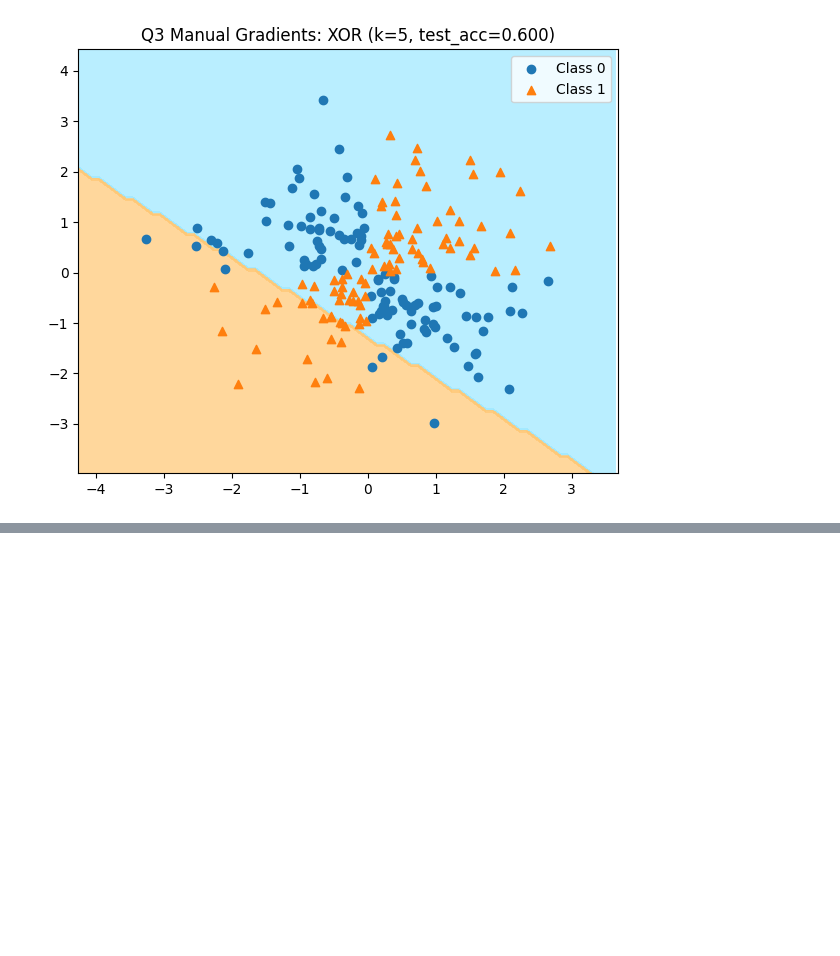
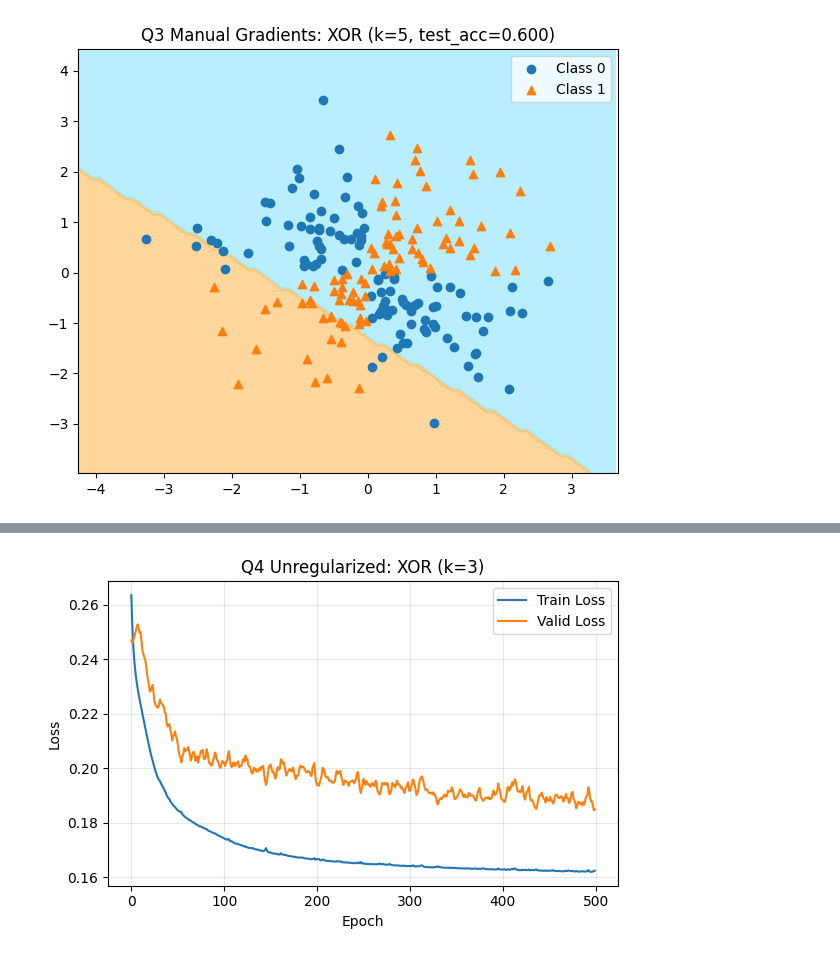
Before and after one commit to karacho11/pytorch1, a Jupyter notebook: pytorch1.ipynb, the cells around one changed output, grey strips where cells are left out. Drawn from its saved outputs; the diff is of its cells as text; code cells hidden in the pictures; blank space fills up the shorter version.

Commit message:
regularization-mse

```diff
--- a/pytorch1.ipynb
+++ b/pytorch1.ipynb
@@ -558,0 +737,82 @@ Manual MLP Test Accuracy: 0.6000
+# %%
+# Compare regularized vs unregularized models on XOR
+
+print("=" * 60)
+print("QUESTION 4: Orthogonality Regularizer on XOR (k=3)")
+print("=" * 60)
+
+# Load XOR dataset
+datasets = load_datasets('xor')
+X_test, y_test = datasets['test']
+X_test_np = X_test.numpy()
+y_test_np = y_test.numpy()
+bounds = compute_bounds(X_test_np)
+
+k = 3
+lambda_reg = 0.1
+
+# Train unregularized model
+print(f"\nTraining UNREGULARIZED model (k={k})...")
+model_unreg, train_losses_unreg, valid_losses_unreg = train_mse(
+    datasets, hidden_dim=k, lr=0.01, epochs=500, batch_size=32
+)
+test_acc_unreg = evaluate_mse(model_unreg, X_test, y_test)
+print(f"Unregularized Test Accuracy: {test_acc_unreg:.4f}")
+
+# Train regularized model
+print(f"\nTraining REGULARIZED model (k={k}, lambda={lambda_reg})...")
+model_reg, train_losses_reg, valid_losses_reg = train_mse_with_regularization(
+    datasets, hidden_dim=k, lambda_reg=lambda_reg, lr=0.01, epochs=500, batch_size=32
+)
+test_acc_reg = evaluate_mse(model_reg, X_test, y_test)
+print(f"Regularized Test Accuracy: {test_acc_reg:.4f}")
+
+print(f"\n{'*'*60}")
+print(f"Unregularized Test Acc: {test_acc_unreg:.4f}")
+print(f"Regularized Test Acc: {test_acc_reg:.4f}")
+print(f"{'*'*60}")
+
+# Plot learning curves
+plot_learning_curves(
+    train_losses_unreg, valid_losses_unreg,
+    title=f'Q4 Unregularized: XOR (k={k})'
+)
+plot_learning_curves(
+    train_losses_reg, valid_losses_reg,
+    title=f'Q4 Regularized: XOR (k={k}, λ={lambda_reg})'
+)
+
+# Plot composite decision surfaces
+wrapper_unreg = MSEWrapper(model_unreg)
+plot_decision_surface(
+    X_test_np, y_test_np, wrapper_unreg, bounds,
+    title=f'Q4 Unregularized Composite: XOR (k={k}, acc={test_acc_unreg:.3f})'
+)
+
+wrapper_reg = MSEWrapper(model_reg)
+plot_decision_surface(
+    X_test_np, y_test_np, wrapper_reg, bounds,
+    title=f'Q4 Regularized Composite: XOR (k={k}, acc={test_acc_reg:.3f})'
+)
+
+# Plot individual hidden node decision boundaries
+print("\nPlotting individual hidden node decision boundaries...")
+
+for node_idx in range(k):
+    wrapper_node_unreg = HiddenNodeWrapper(model_unreg, node_idx)
+    plot_decision_surface(
+        X_test_np, y_test_np, wrapper_node_unreg, bounds,
+        title=f'Q4 Unregularized Node {node_idx}: XOR'
+    )
+
+for node_idx in range(k):
+    wrapper_node_reg = HiddenNodeWrapper(model_reg, node_idx)
+    plot_decision_surface(
+        X_test_np, y_test_np, wrapper_node_reg, bounds,
+        title=f'Q4 Regularized Node {node_idx}: XOR'
+    )
+
+print("\n" + "="*60)
+print("between regularized and unregularized models.")
+print("="*60)
+# %% [output]
@@ -558,0 +833 @@ Manual MLP Test Accuracy: 0.6000
+[figure, added]
```
Also changed, not shown: parts of 4 cells of this notebook.
